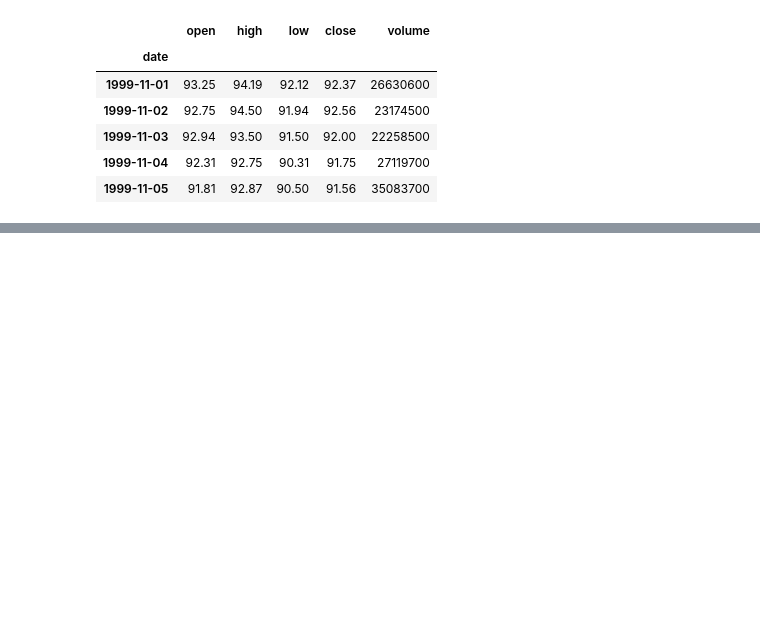
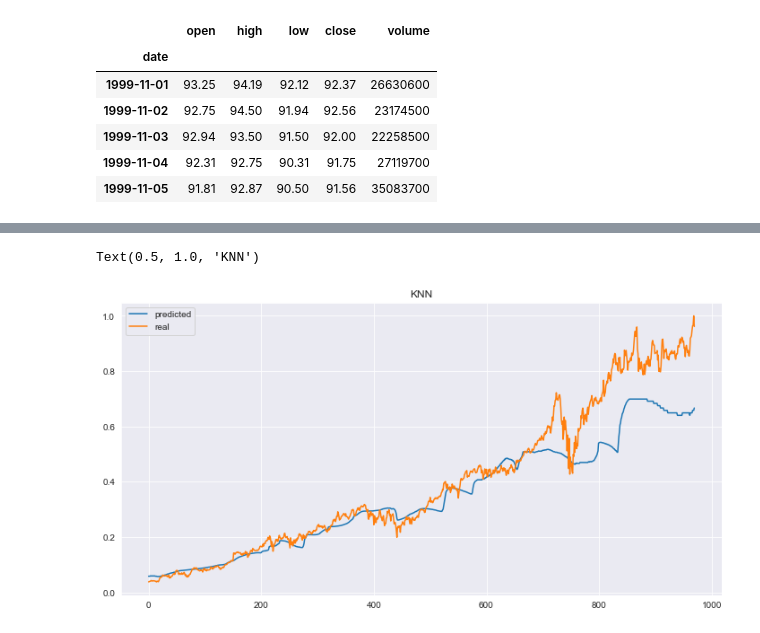
Before and after one commit to IKamsh/Stocks_monitoring, a Jupyter notebook: experimentations.ipynb, the cells around one changed output, grey strips where cells are left out. Cells and saved outputs as stored; diff of their text form; code cells hidden in the pictures; blank space fills up the shorter version.

Commit message:
checked several models

```diff
--- a/experimentations.ipynb
+++ b/experimentations.ipynb
@@ -89,0 +67,28 @@ AttributeError: module 'datetime' has no attribute 'strtime'
+# %%
+def make_window_data(data, window):
+    X = np.zeros([len(data) - window, window])
+
+    for i in range(len(X)):
+        X[i,:] = data[i:i+window]
+
+    Y = data[window:].reshape(-1,1)
+
+    return X, Y
+# %%
+predict_window = 100
+X_train, Y_train = make_window_data(train, predict_window)
+# %%
+X_test, Y_test = make_window_data(test, predict_window)
+# %%
+model = KNeighborsRegressor(n_neighbors=35)
+model.fit(X_train, Y_train)
+predicted = model.predict(X_test)
+# %%
+plt.figure(figsize=(12,6))
+plt.plot(predicted)
+plt.plot(Y_test)
+plt.legend(["predicted", "real"])
+plt.title("KNN")
+# %% [output]
+Text(0.5, 1.0, 'KNN')
+[figure, added]
```
Also changed, not shown: parts of 15 cells of this notebook.
